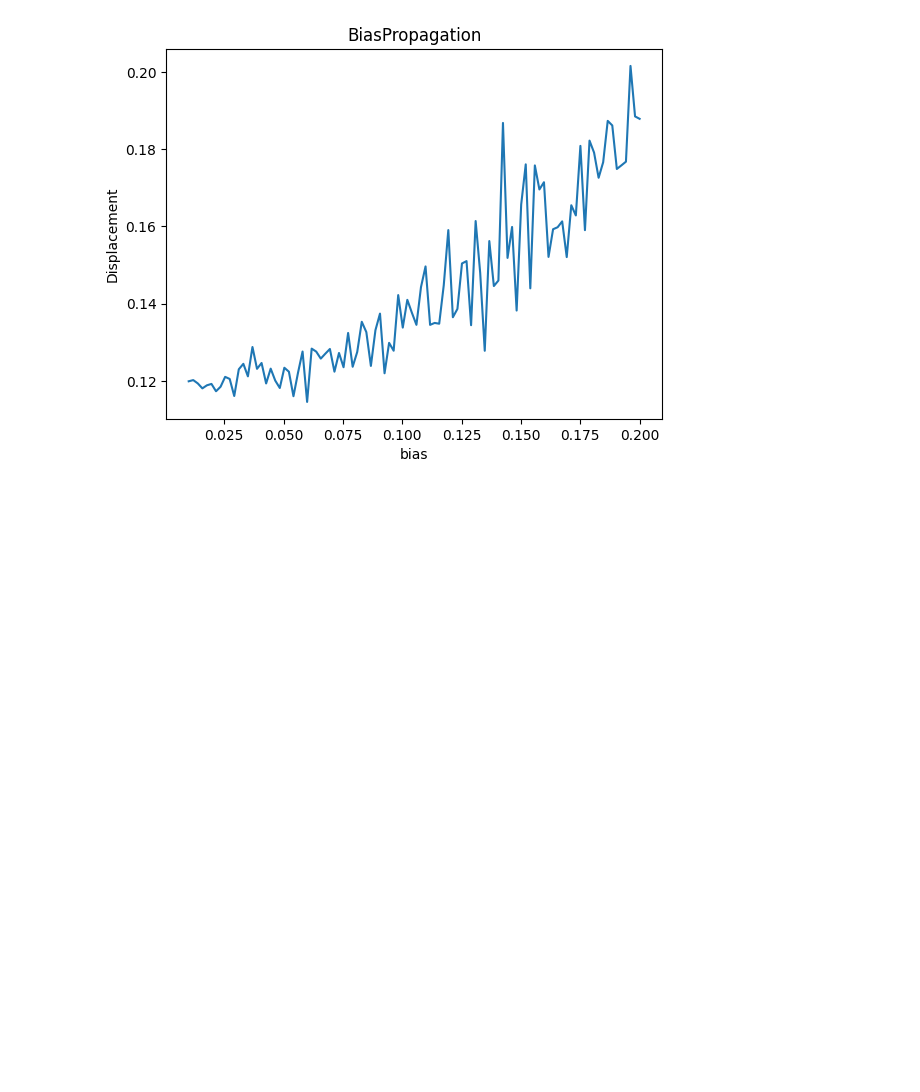
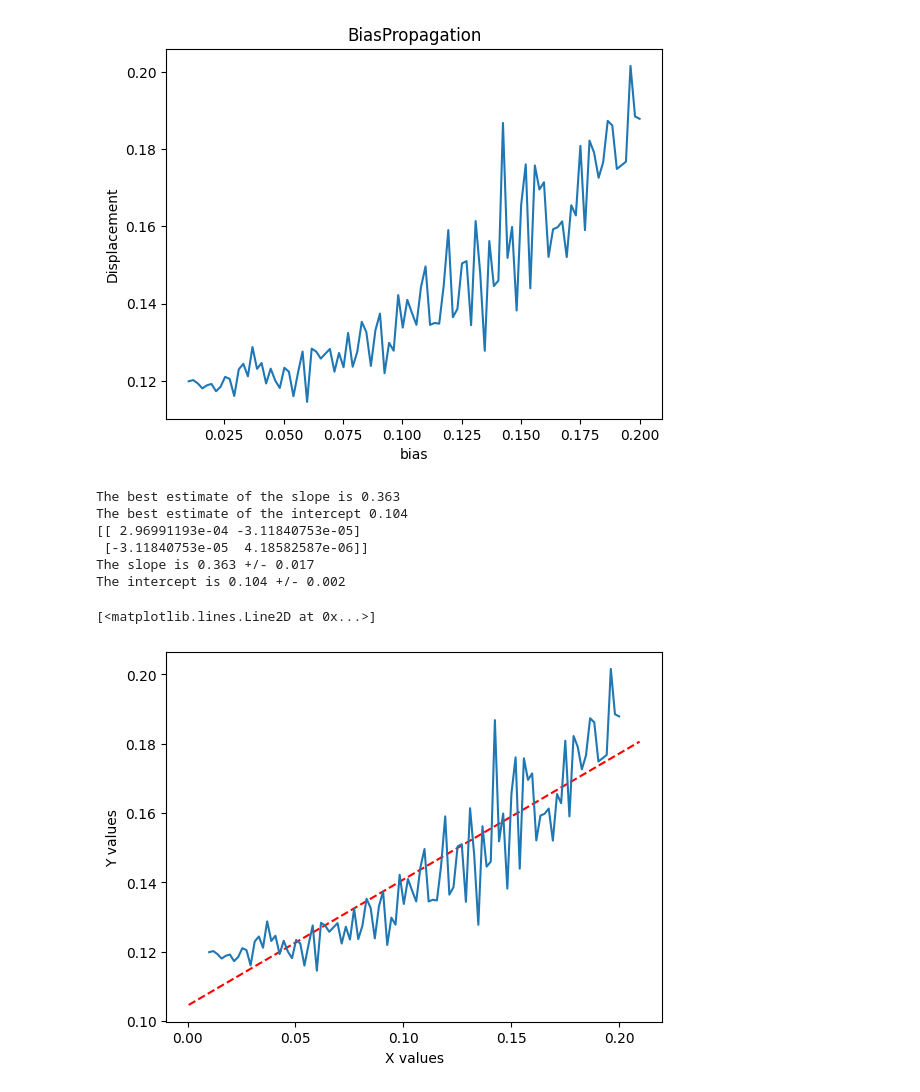
Before and after one commit to Voluptatemn/AstroResearch, a Jupyter notebook: BiasErrorProp.ipynb, the cells around one changed output. Saved outputs shown, nothing was run; the diff lists cells and outputs as text; code cells hidden in the pictures; blank space fills up the shorter version.

```diff
--- a/BiasErrorProp.ipynb
+++ b/BiasErrorProp.ipynb
@@ -53,3 +53,41 @@ plt.ylabel('Displacement')
 plt.show()
 # %% [output]
 [figure]
+# %%
+fit = np.polyfit(biasPrime,mean_displacement,1,full=False, cov=True)
+
+# Fit parameters are the first element in the returned "tuple"
+fitparams = fit[0]
+slope = fitparams[0]
+intercept = fitparams[1]
+
+print('The best estimate of the slope is %.3f' % slope)
+print('The best estimate of the intercept %.3f' % intercept)
+
+# Covariance matrix is the second element in the returned "tuple"
+cov = fit[1]
+print(cov)
+
+# This is the way you get errors out of the covariance matrix.
+param_error = np.sqrt(np.diagonal(cov))
+slope_error = param_error[0]
+intercept_error = param_error[1]
+
+print('The slope is %.3f +/- %0.3f' %(slope,slope_error))
+print('The intercept is %.3f +/- %0.3f' %(intercept,intercept_error))
+
+plt.errorbar(biasPrime,mean_displacement)
+plt.xlabel('X values')
+plt.ylabel('Y values')
+xfit = np.linspace(plt.xlim()[0],plt.xlim()[1],100)
+yfit = intercept + slope*xfit
+plt.plot(xfit,yfit,'r--')
+# %% [output]
+The best estimate of the slope is 0.363
+The best estimate of the intercept 0.104
+[[ 2.96991193e-04 -3.11840753e-05]
+ [-3.11840753e-05  4.18582587e-06]]
+The slope is 0.363 +/- 0.017
+The intercept is 0.104 +/- 0.002
+[<matplotlib.lines.Line2D at 0x...>]
+[figure, added]
```
